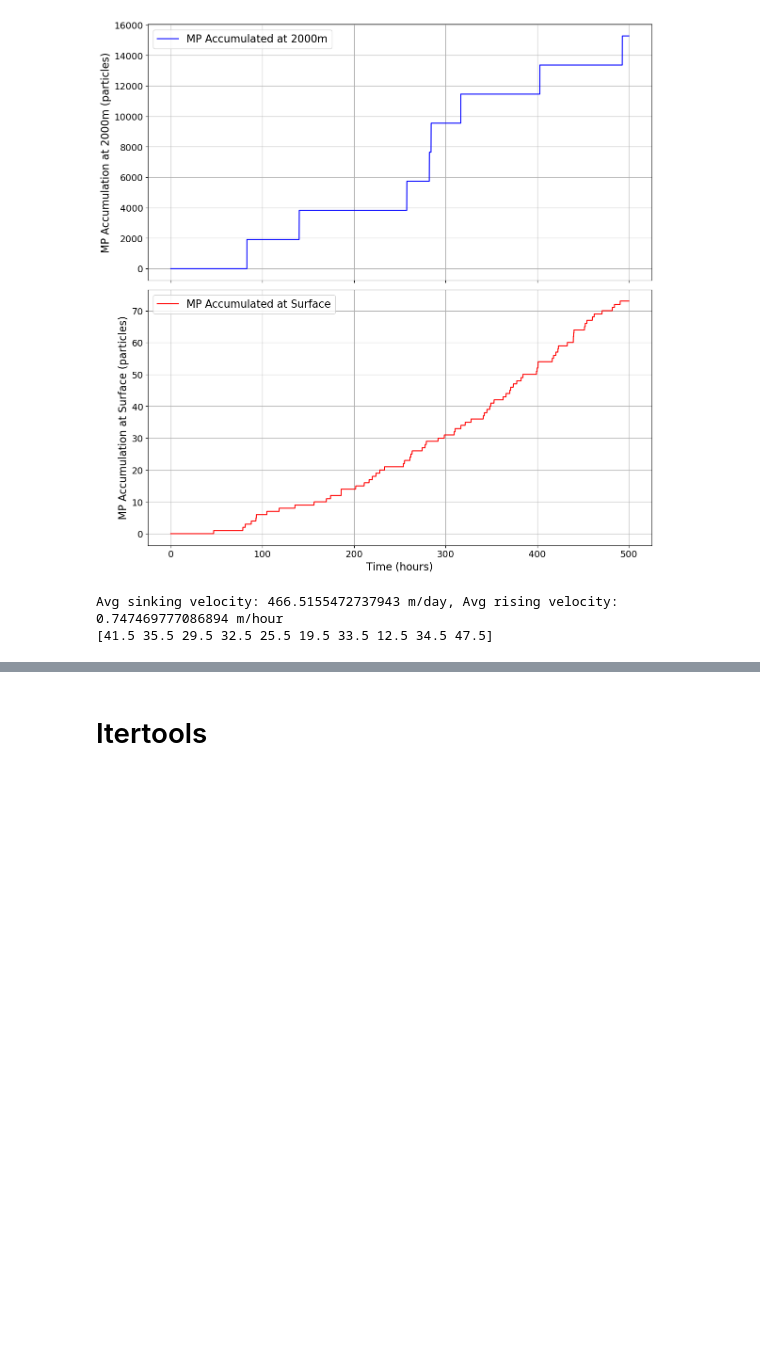
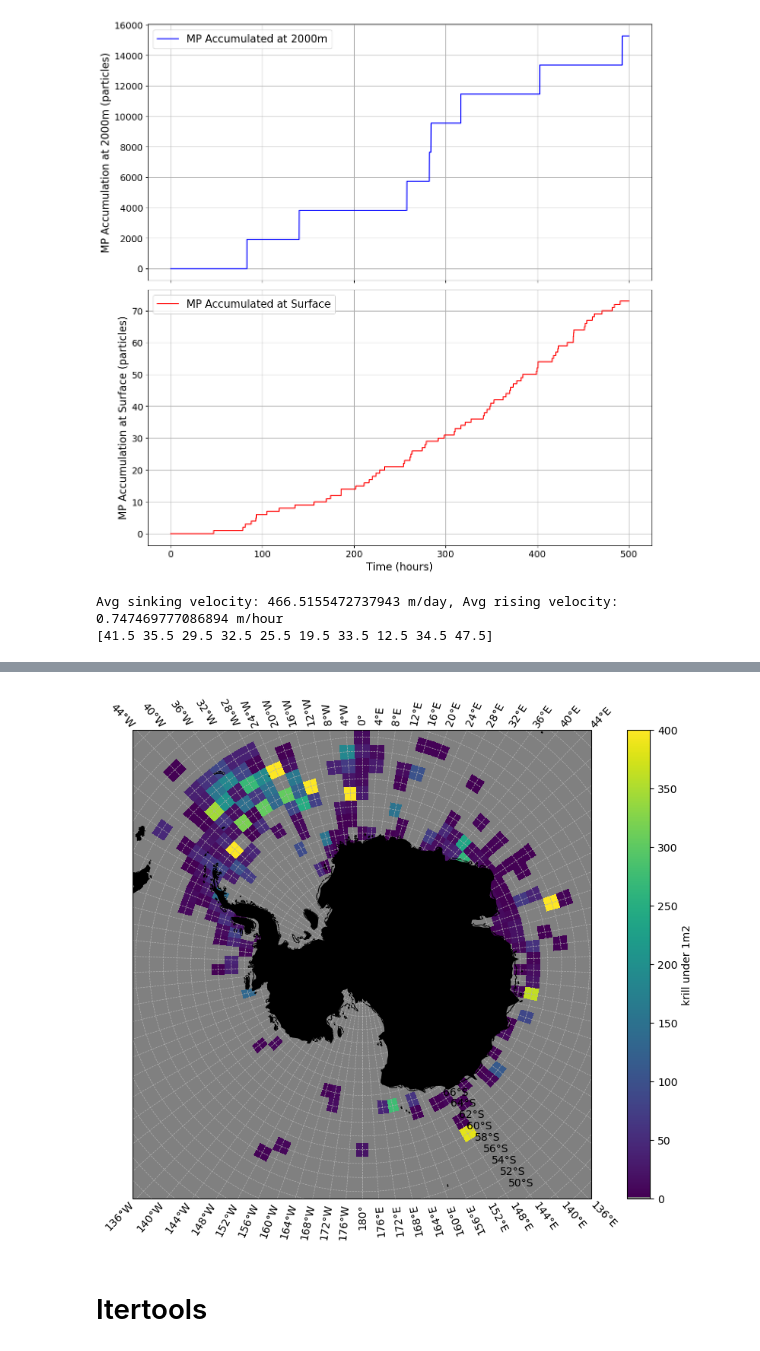
Before and after one commit to bethcandish/Antarctic_Krill, a Jupyter notebook: model_plots.ipynb, the cells around one changed output, grey strips where cells are left out. Saved outputs shown, nothing was run; the diff lists cells and outputs as text; code cells hidden in the pictures; blank space fills up the shorter version.

```diff
--- a/model_plots.ipynb
+++ b/model_plots.ipynb
@@ -347,3 +444,71 @@ ModuleNotFoundError: No module named 'joblib'
+# %%
+import matplotlib.pyplot as plt
+import cartopy.crs as ccrs
+import cartopy.feature as cfeature
+import numpy as np
+from matplotlib.colors import ListedColormap
+
+
+# Define the projection (South Polar Stereographic)
+proj = ccrs.SouthPolarStereo()
+
+# Create the figure and axis
+fig, ax = plt.subplots(figsize=(12, 8), subplot_kw={'projection': proj})
+
+# Add land and ocean features
+ax.add_feature(cfeature.OCEAN, color='lightblue')
+ax.add_feature(cfeature.COASTLINE, linewidth=0.8, edgecolor='black')
+ax.add_feature(cfeature.LAND, color='black')
+
+# Set extent (Southern Hemisphere view)
+ax.set_extent([-180, 180, -90, -55], crs=ccrs.PlateCarree())
+
+# Add grid lines every 4 degrees
+gl = ax.gridlines(draw_labels=True, linestyle="--", linewidth=0.5)
+
+# Set grid line interval to 4 degrees
+gl.xlocator = plt.MultipleLocator(4)  # Longitude grid lines every 4 degrees
+gl.ylocator = plt.MultipleLocator(2)  # Latitude grid lines every 4 degrees
+
+krill_grid = np.zeros((len(latitude_bins) - 1, len(longitude_bins) - 1))
+
+
+#Map the number of krill to the grid (fill in krill_grid based on your bins)
+for _, row in krill_summary.iterrows():
+    lat_min, lat_max = row['lat_bins'].left, row['lat_bins'].right
+    lon_min, lon_max = row['long_bins'].left, row['long_bins'].right
+
+    # Find the row and column indices for the grid
+    lat_idx = np.digitize([lat_min], latitude_bins) - 1  # Index for latitude
+    lon_idx = np.digitize([lon_min], longitude_bins) - 1  # Index for longitude
+
+    # Assign the krill value to the corresponding grid cell
+    krill_grid[lat_idx, lon_idx] = row['mean_standardised']
+
+
+# Create a colormap with grey for 0 and the rest for the krill data
+# First create the colormap for non-zero values
+cmap_viridis = plt.cm.viridis(np.linspace(0, 1, 256))
+
+# Append 'grey' to the beginning of the colormap
+cmap = ListedColormap(np.vstack([[0.5, 0.5, 0.5, 1], cmap_viridis]))  # grey RGBA added at the start
+
+# Use pcolormesh to plot the krill data as colored grid squares
+# Longitude and latitude bins are used for the grid
+mesh = ax.pcolormesh(longitude_bins[:-1], latitude_bins[:-1], krill_grid, cmap=cmap,
+                     transform=ccrs.PlateCarree(), shading='auto', vmin=0, vmax=400)
+
+# Add a colorbar to indicate the number of krill
+plt.colorbar(mesh, ax=ax, orientation='vertical', label='krill under 1m2')
+
+# Overlay Antarctica with black (in case any krill grid squares overlap)
+ax.add_feature(cfeature.NaturalEarthFeature(
+    category='physical', name='land', scale='110m', facecolor='black'), zorder=10)
+
+# Show the plot
+plt.show()
+# %% [output]
+[figure, added]
 # %% [markdown]
 # Itertools
 # %%
```
Also changed, not shown: parts of 5 cells of this notebook, 2 other files.
